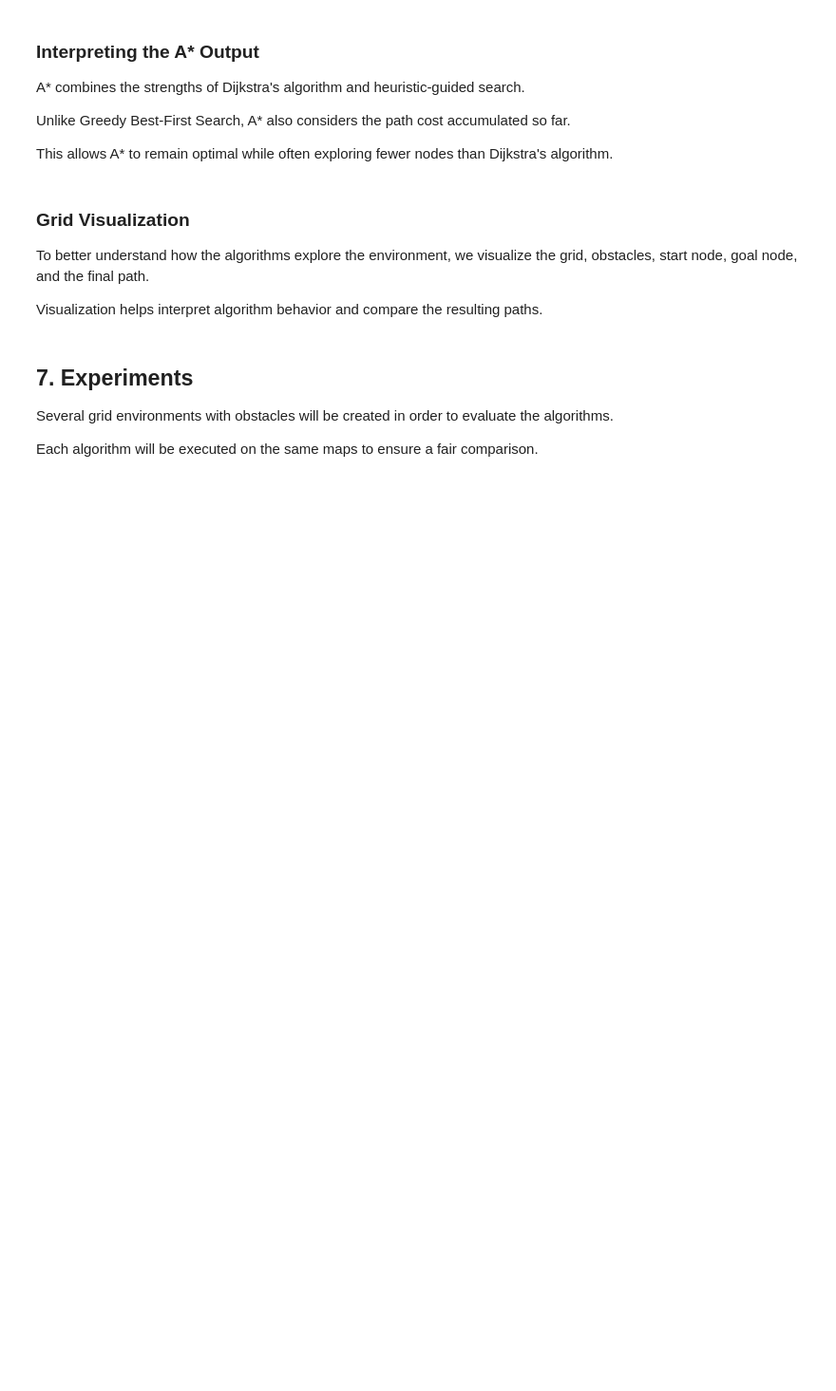
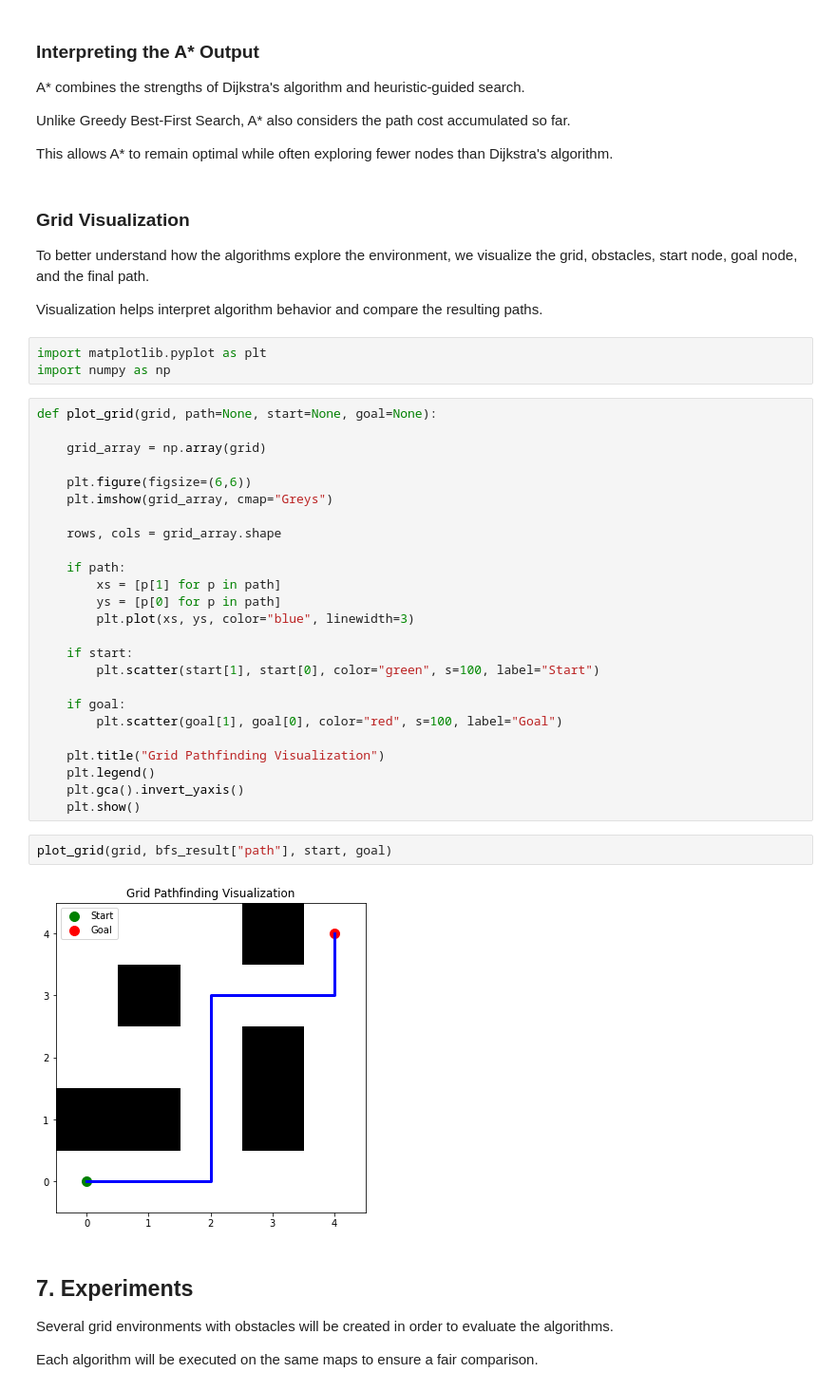
Before and after one commit to looalhadzhiev-max/pathfinding-algorithms-project, a Jupyter notebook: notebooks/pathfinding_analysis.ipynb, the cells around one changed output. Shown at 95% size. Saved outputs shown, nothing was run; the diff lists cells and outputs as text; blank space fills up the shorter version.

```diff
--- a/notebooks/pathfinding_analysis.ipynb
+++ b/notebooks/pathfinding_analysis.ipynb
@@ -680,6 +680,38 @@ This allows A* to remain optimal while often exploring fewer nodes than Dijkstra
 To better understand how the algorithms explore the environment, we visualize the grid, obstacles, start node, goal node, and the final path.
 
 Visualization helps interpret algorithm behavior and compare the resulting paths.
+# %%
+import matplotlib.pyplot as plt
+import numpy as np
+# %%
+def plot_grid(grid, path=None, start=None, goal=None):
+
+    grid_array = np.array(grid)
+
+    plt.figure(figsize=(6,6))
+    plt.imshow(grid_array, cmap="Greys")
+
+    rows, cols = grid_array.shape
+
+    if path:
+        xs = [p[1] for p in path]
+        ys = [p[0] for p in path]
+        plt.plot(xs, ys, color="blue", linewidth=3)
+
+    if start:
+        plt.scatter(start[1], start[0], color="green", s=100, label="Start")
+
+    if goal:
+        plt.scatter(goal[1], goal[0], color="red", s=100, label="Goal")
+
+    plt.title("Grid Pathfinding Visualization")
+    plt.legend()
+    plt.gca().invert_yaxis()
+    plt.show()
+# %%
+plot_grid(grid, bfs_result["path"], start, goal)
+# %% [output]
+[figure, added]
 # %% [markdown]
 ## 7. Experiments
 
```
Also changed, not shown: parts of 18 cells of this notebook.
